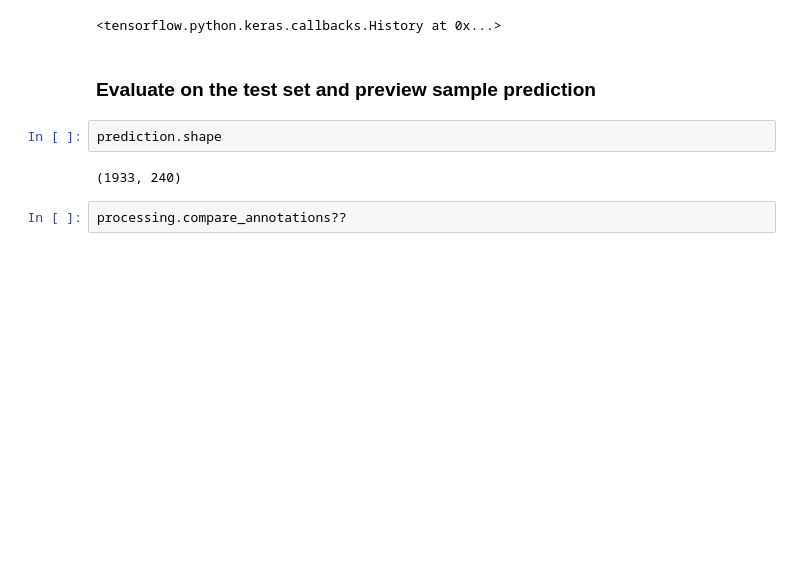
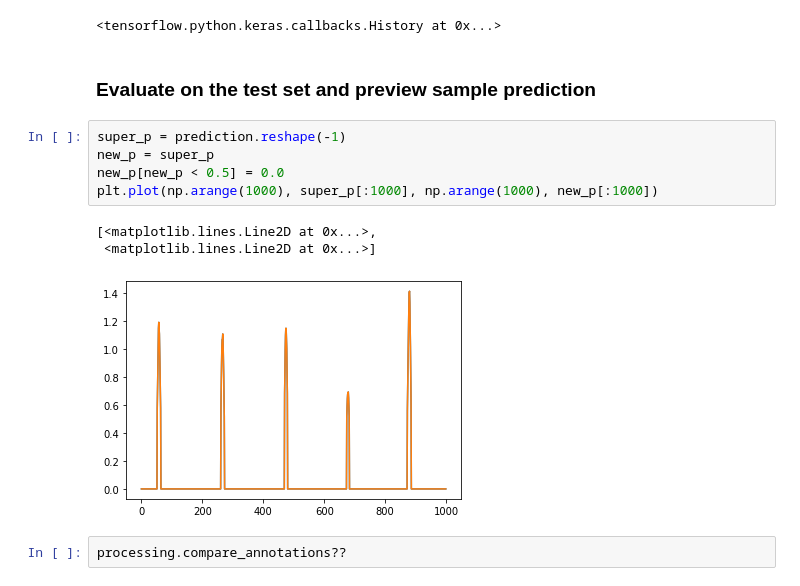
Before and after one commit to jells123/QRS-Detection, a Jupyter notebook: QRS-detectors.ipynb, the cells around one changed output. Drawn from its saved outputs; the diff is of its cells as text; blank space fills up the shorter version.

```diff
--- a/QRS-detectors.ipynb
+++ b/QRS-detectors.ipynb
@@ -353,10 +353,15 @@ Epoch 5/5
 <tensorflow.python.keras.callbacks.History at 0x...>
 # %% [markdown]
 ### Evaluate on the test set and preview sample prediction
-# %%
-prediction.shape
-# %% [output]
-(1933, 240)
+# %%
+super_p = prediction.reshape(-1)
+new_p = super_p
+new_p[new_p < 0.5] = 0.0
+plt.plot(np.arange(1000), super_p[:1000], np.arange(1000), new_p[:1000])
+# %% [output]
+[<matplotlib.lines.Line2D at 0x...>,
+ <matplotlib.lines.Line2D at 0x...>]
+[figure, added]
 # %%
 processing.compare_annotations??
 # %%
```
Also changed, not shown: parts of 4 cells of this notebook.
